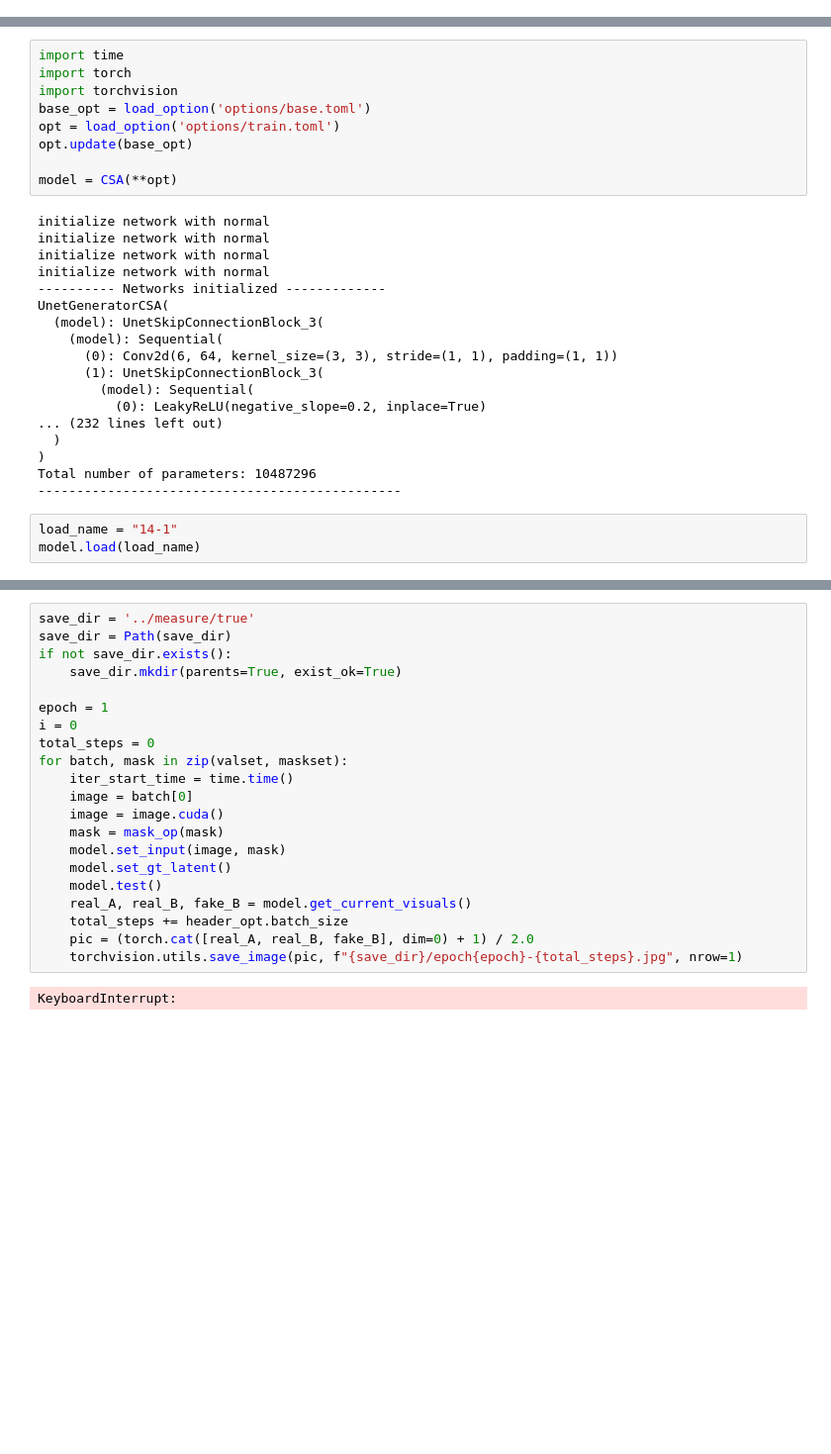
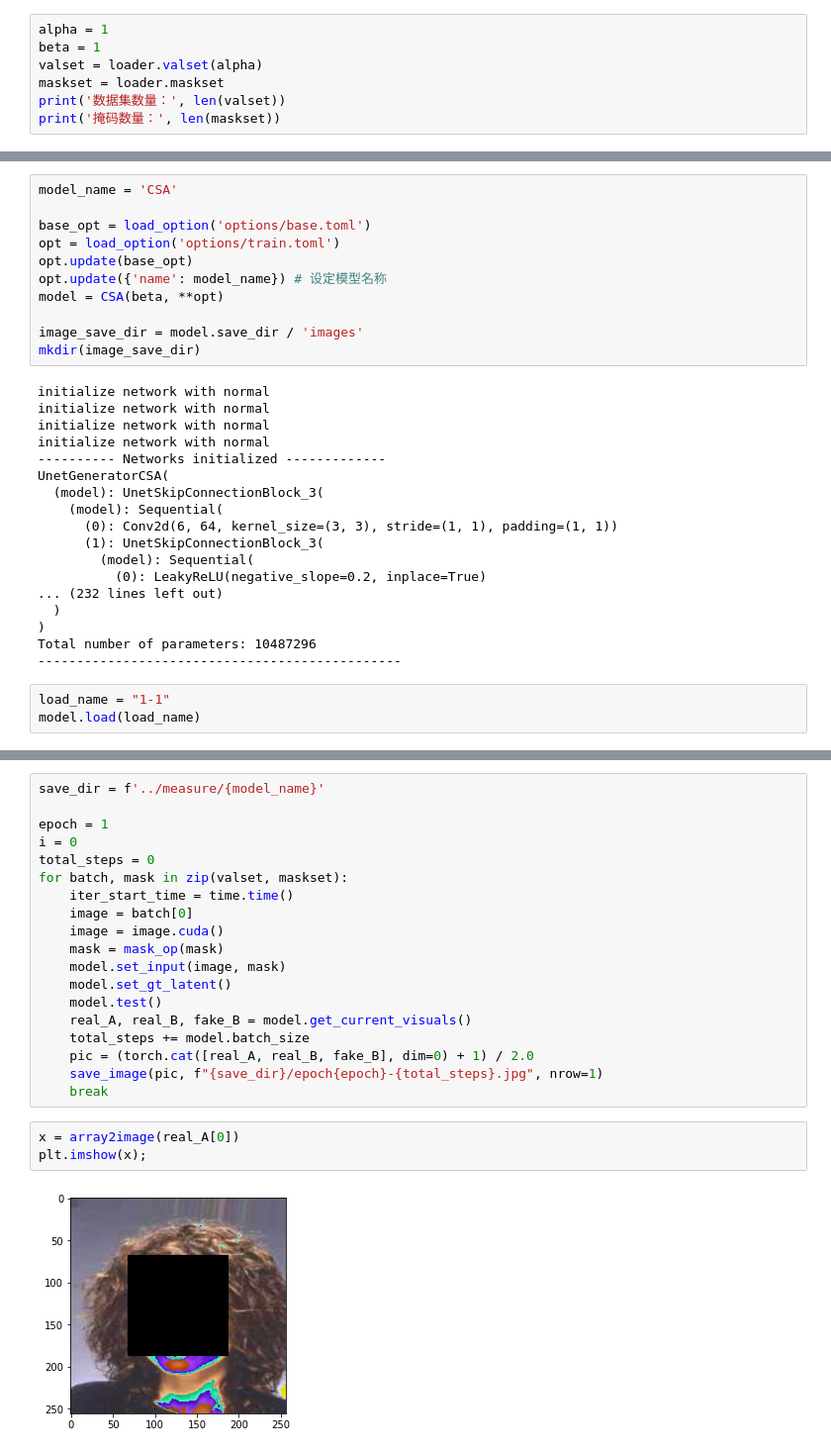
Before and after one commit to xinetzone/CSA-inpainting, a Jupyter notebook: test.ipynb, the cells around one changed output, grey strips where cells are left out. Shown: that part at 99% size. Drawn from its saved outputs; the diff is of its cells as text; blank space fills up the shorter version.

```diff
--- a/test.ipynb
+++ b/test.ipynb
@@ -45,0 +27,7 @@ print('掩码数量：', len(maskset))
+# %%
+alpha = 1
+beta = 1
+valset = loader.valset(alpha)
+maskset = loader.maskset
+print('数据集数量：', len(valset))
+print('掩码数量：', len(maskset))
@@ -46,12 +37,14 @@ print('掩码数量：', len(maskset))
 # %%
-import time
-import torch
-import torchvision
+model_name = 'CSA'
+
 base_opt = load_option('options/base.toml')
 opt = load_option('options/train.toml')
 opt.update(base_opt)
+opt.update({'name': model_name}) # 设定模型名称
+model = CSA(beta, **opt)
 
-model = CSA(**opt)
+image_save_dir = model.save_dir / 'images'
+mkdir(image_save_dir)
 # %% [output]
 initialize network with normal
 initialize network with normal
@@ -71,5 +64,5 @@ UnetGeneratorCSA(
 Total number of parameters: 10487296
 -----------------------------------------------
 # %%
-load_name = "14-1"
+load_name = "1-1"
 model.load(load_name)
@@ -87,8 +79,5 @@ def mask_op(mask):
 # %%
-save_dir = '../measure/true'
-save_dir = Path(save_dir)
-if not save_dir.exists():
-    save_dir.mkdir(parents=True, exist_ok=True)
+save_dir = f'../measure/{model_name}'
 
 epoch = 1
 i = 0
@@ -102,8 +91,12 @@ for batch, mask in zip(valset, maskset):
     model.set_gt_latent()
     model.test()
     real_A, real_B, fake_B = model.get_current_visuals()
-    total_steps += header_opt.batch_size
+    total_steps += model.batch_size
     pic = (torch.cat([real_A, real_B, fake_B], dim=0) + 1) / 2.0
-    torchvision.utils.save_image(pic, f"{save_dir}/epoch{epoch}-{total_steps}.jpg", nrow=1)
+    save_image(pic, f"{save_dir}/epoch{epoch}-{total_steps}.jpg", nrow=1)
+    break
-# %% [output]
-KeyboardInterrupt:
+# %%
+x = array2image(real_A[0])
+plt.imshow(x);
+# %% [output]
+[figure, added]
```
Also changed, not shown: parts of 15 cells of this notebook, 4 other files.
